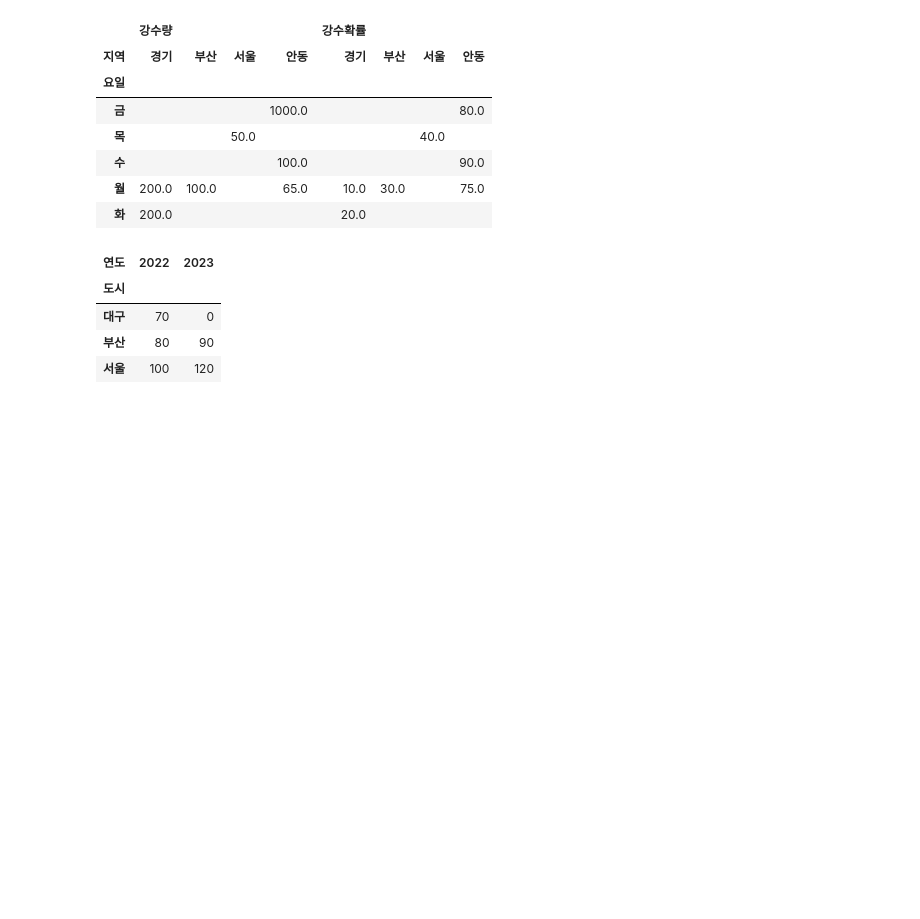
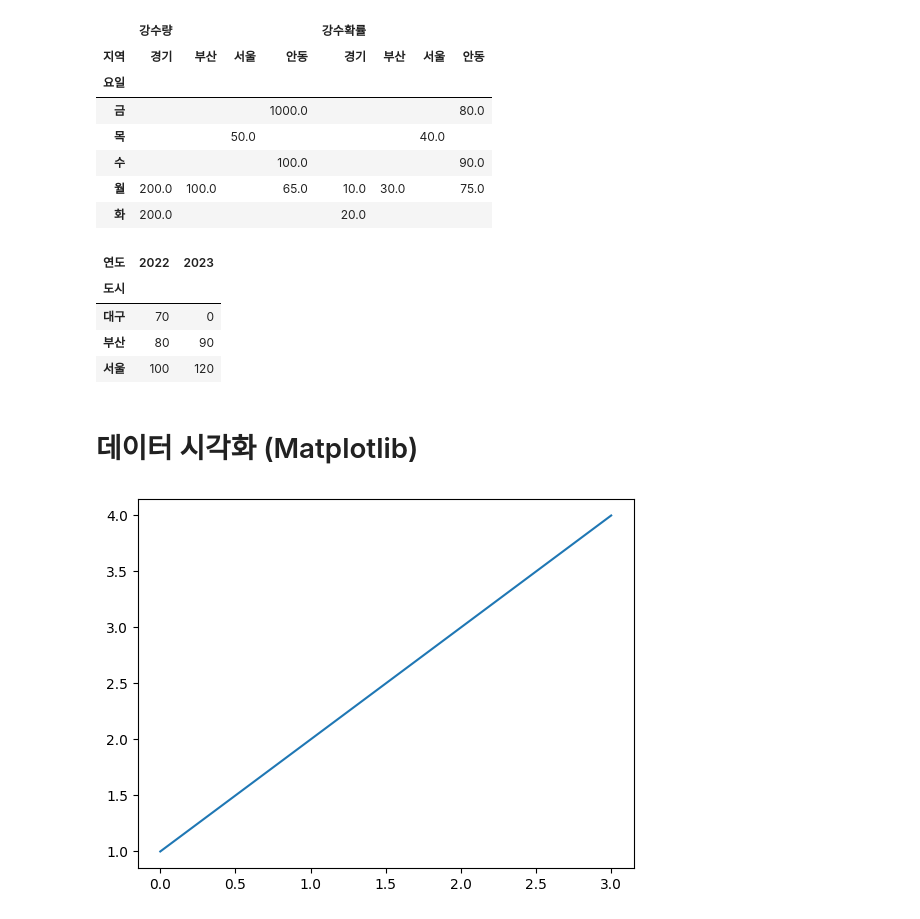
Before and after one commit to myplc/pknu_py, a Jupyter notebook: py11.ipynb, the cells around one changed output. Cells and saved outputs as stored; diff of their text form; code cells hidden in the pictures; blank space fills up the shorter version.

```diff
--- a/py11.ipynb
+++ b/py11.ipynb
@@ -377,3 +379,11 @@ pivot
 | 대구 | 70 | 0 |
 | 부산 | 80 | 90 |
 | 서울 | 100 | 120 |
+# %% [markdown]
+# 데이터 시각화 (Matplotlib)
+# %%
+import matplotlib.pyplot as plt
+plt.plot([1,2,3,4])
+plt.show()
+# %% [output]
+[figure, added]
```
Also changed, not shown: parts of 8 cells of this notebook, 23 other files.
